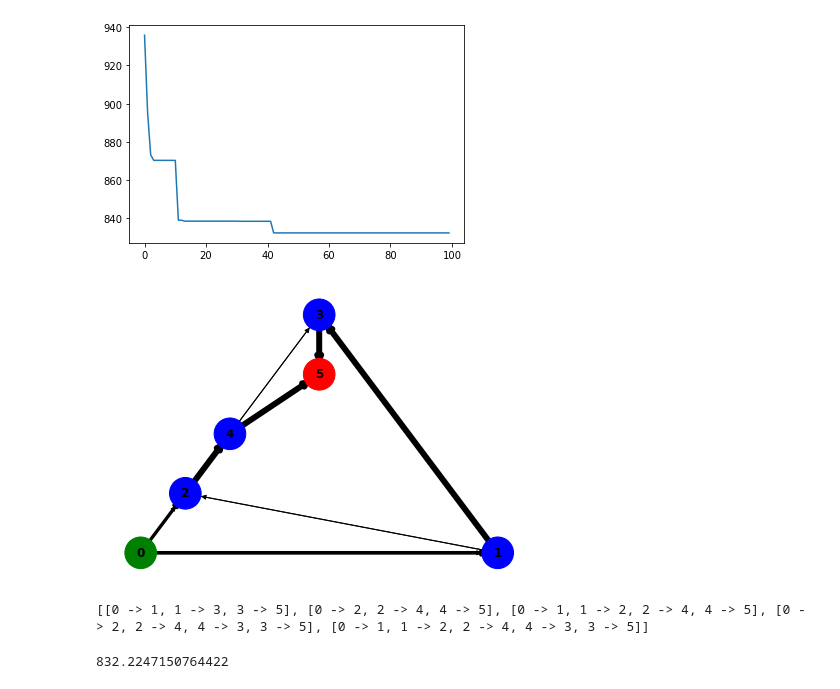
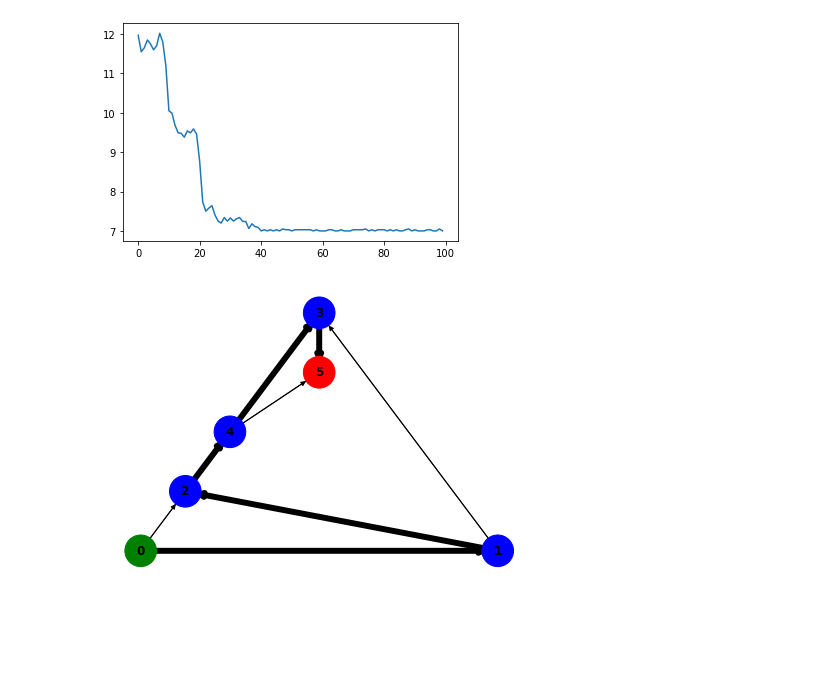
Before and after one commit to sSolal/crispy-octo-umbrella, a Jupyter notebook: code/project.ipynb, the cells around one changed output. Drawn from its saved outputs; the diff is of its cells as text; code cells hidden in the pictures; blank space fills up the shorter version.

```diff
--- a/code/project.ipynb
+++ b/code/project.ipynb
@@ -43,19 +48,10 @@ print(G.eval_simple(Bob))
 # %%
 # %matplotlib notebook
-sp = P.train(100)
+sp = P.train(100, congestion = False)
 # %% [output]
-[figure, old version]
+[figure, new version]
 # %%
 best_individual = sp[0]
 G.visualize_genom(best_individual, label = False)
 # %% [output]
-[figure, old version]
+[figure, new version]
-# %%
-paths = G.all_path()
-print(paths)
-# %% [output]
-[[0 -> 1, 1 -> 3, 3 -> 5], [0 -> 2, 2 -> 4, 4 -> 5], [0 -> 1, 1 -> 2, 2 -> 4, 4 -> 5], [0 -> 2, 2 -> 4, 4 -> 3, 3 -> 5], [0 -> 1, 1 -> 2, 2 -> 4, 4 -> 3, 3 -> 5]]
-# %%
-best_individual.evaluate_congestion(G)
-# %% [output]
-832.2247150764422
```
Also changed, not shown: parts of 16 cells of this notebook.
